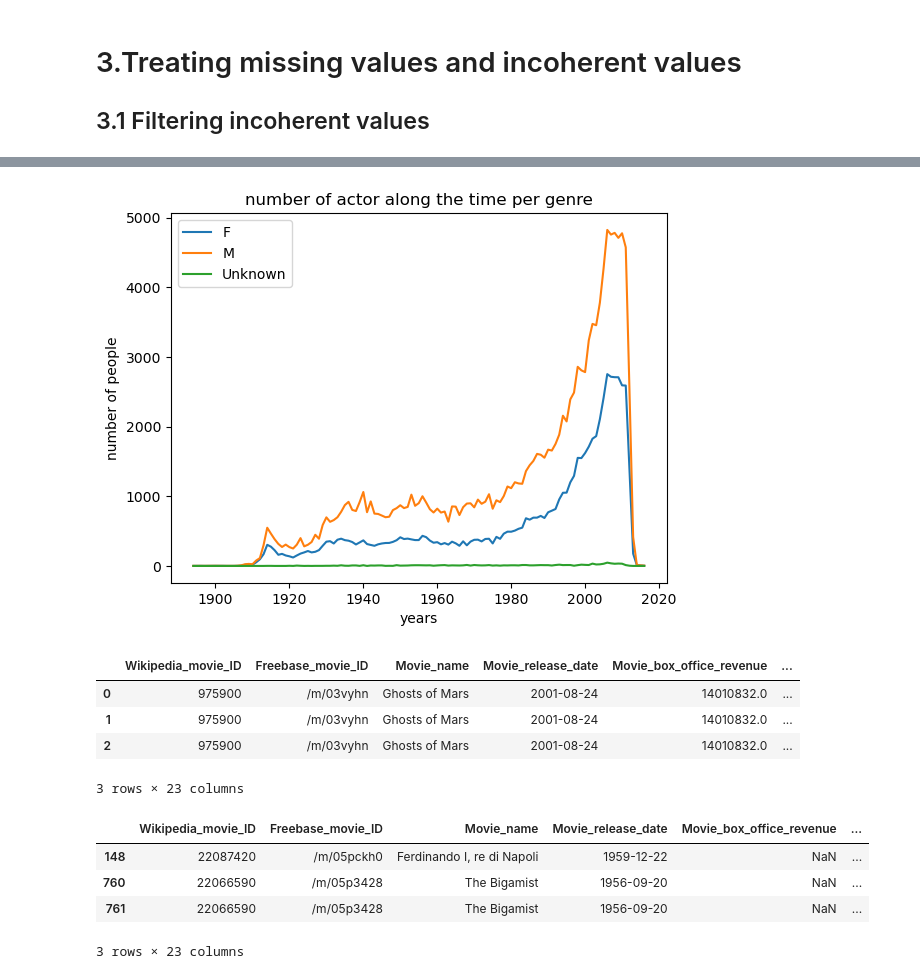
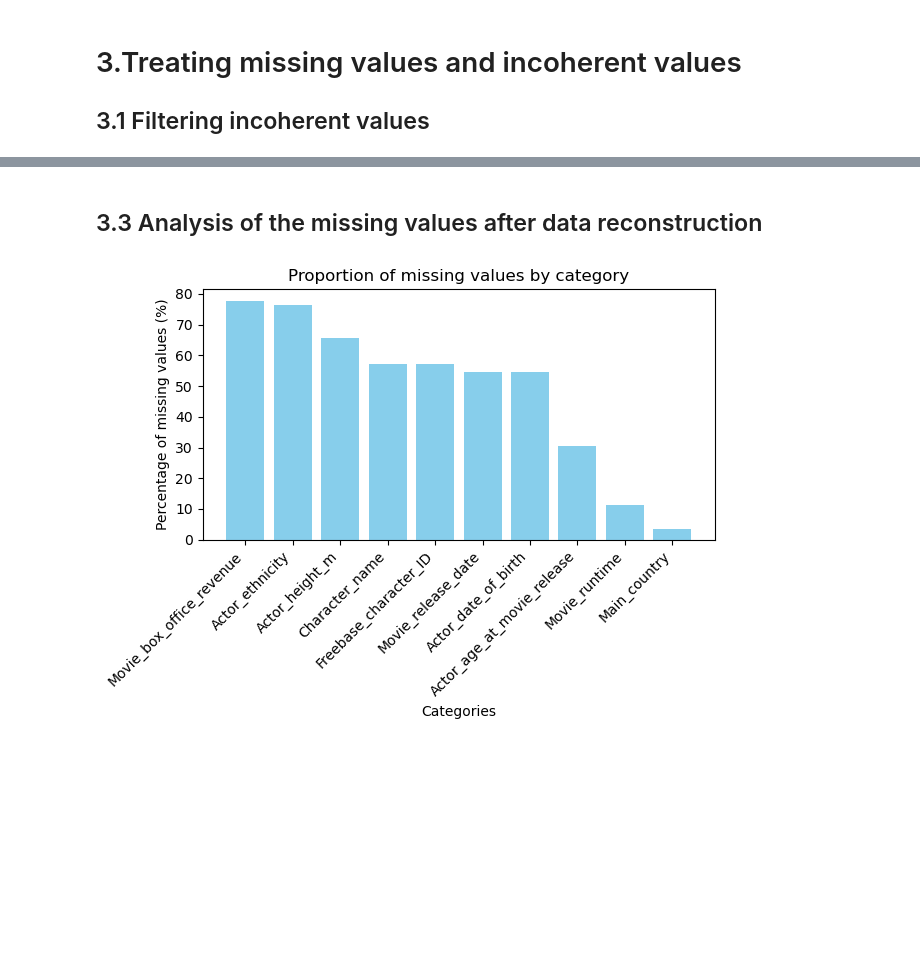
Before and after one commit to epfl-ada/ada-2024-project-ecureuilscosmiques24, a Jupyter notebook: projet_ADA.ipynb, the cells around one changed output, grey strips where cells are left out. Cells and saved outputs as stored; diff of their text form; code cells hidden in the pictures; blank space fills up the shorter version.

```diff
--- a/projet_ADA.ipynb
+++ b/projet_ADA.ipynb
@@ -299,18 +199,0 @@ datafirstplot
-# %%
-'''
-i=0
-for index, row in datafirstplot.iterrows():
-    plt.plot(datafirstplot.index,datafirstplot.values)
-    i=i+1
-    print(i)
-'''
-for column in datafirstplot.columns:
-    plt.plot(datafirstplot.index,datafirstplot[column],label=column)
-
-plt.xlabel("years")
-plt.ylabel("number of people")
-plt.title("number of actor along the time per genre")
-plt.legend()
-plt.show()
-# %% [output]
-[figure, removed]
@@ -339,8 +199,0 @@ merged_df_dr['language'] = merged_df_dr['Movie_languages'].apply(extract_first_g
-# %%
-merged_df_dr.head(3)
-# %% [output]
-|  | Wikipedia_movie_ID | Freebase_movie_ID | Movie_name | Movie_release_date | Movie_box_office_revenue | ... |
-| 0 | 975900 | /m/03vyhn | Ghosts of Mars | 2001-08-24 | 14010832.0 | ... |
-| 1 | 975900 | /m/03vyhn | Ghosts of Mars | 2001-08-24 | 14010832.0 | ... |
-| 2 | 975900 | /m/03vyhn | Ghosts of Mars | 2001-08-24 | 14010832.0 | ... |
-3 rows × 23 columns
@@ -354,8 +200,16 @@ data_height = merged_df_dr[merged_df_dr.Actor_height_m.notnull()]
-# %%
-merged_df_dr[merged_df_dr.countries== "France"].head(3)
-# %% [output]
-|  | Wikipedia_movie_ID | Freebase_movie_ID | Movie_name | Movie_release_date | Movie_box_office_revenue | ... |
-| 148 | 22087420 | /m/05pckh0 | Ferdinando I, re di Napoli | 1959-12-22 | NaN | ... |
-| 760 | 22066590 | /m/05p3428 | The Bigamist | 1956-09-20 | NaN | ... |
-| 761 | 22066590 | /m/05p3428 | The Bigamist | 1956-09-20 | NaN | ... |
-3 rows × 23 columns
+# %% [markdown]
+## 3.3 Analysis of the missing values after data reconstruction
+# %%
+proportion_of_null = merged_df.isnull().mean()*100
+proportion_of_null = proportion_of_null[proportion_of_null>1] #only missing at least 1% of value
+proportion_of_null = proportion_of_null.sort_values(ascending=False)
+
+plt.bar(proportion_of_null.index, proportion_of_null.values, color='skyblue')
+plt.title('Proportion of missing values by category')
+plt.xlabel('Categories')
+plt.ylabel('Percentage of missing values (%)')
+plt.xticks(rotation=45, ha='right')
+plt.tight_layout()
+plt.show()
+# %% [output]
+[figure, new version]
```
Also changed, not shown: parts of 31 cells of this notebook.
